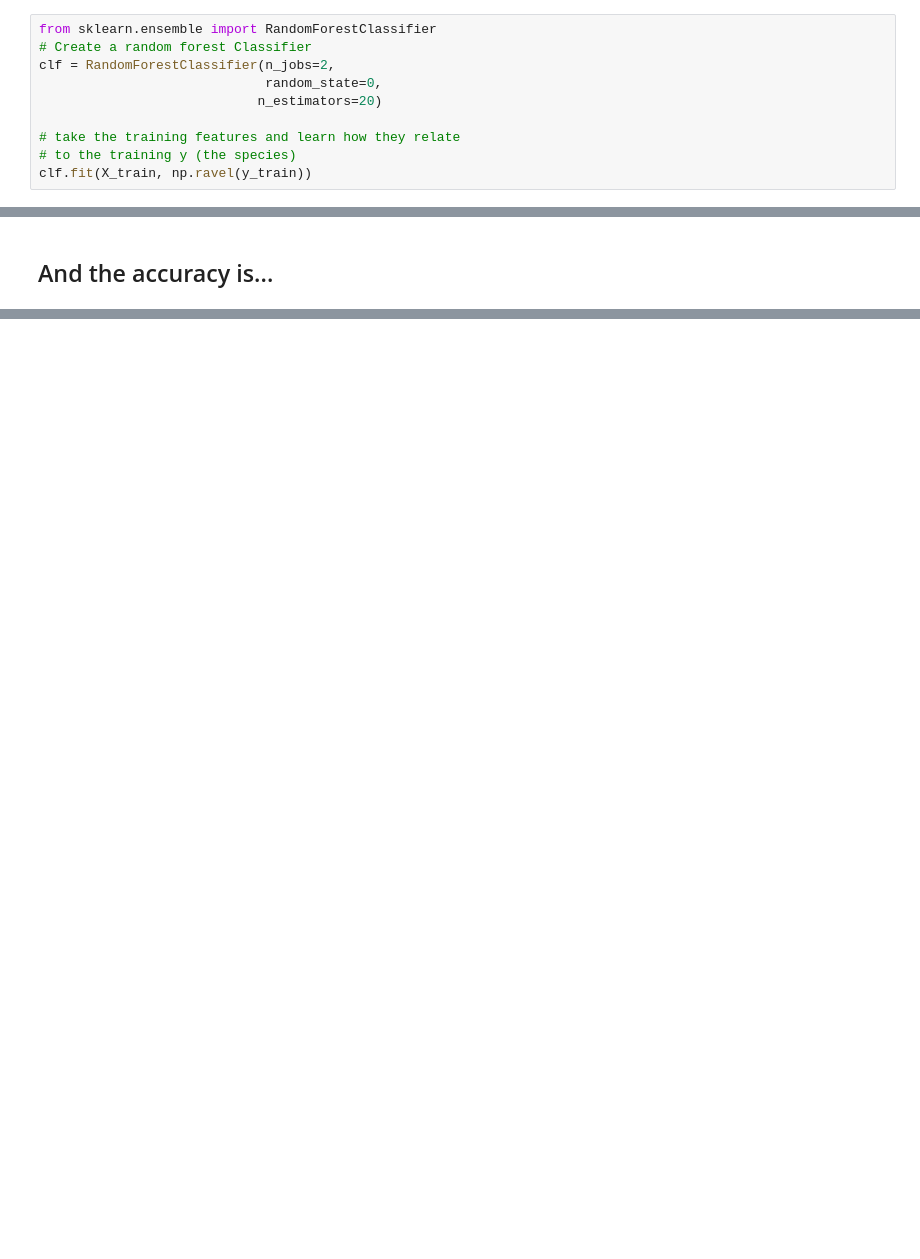
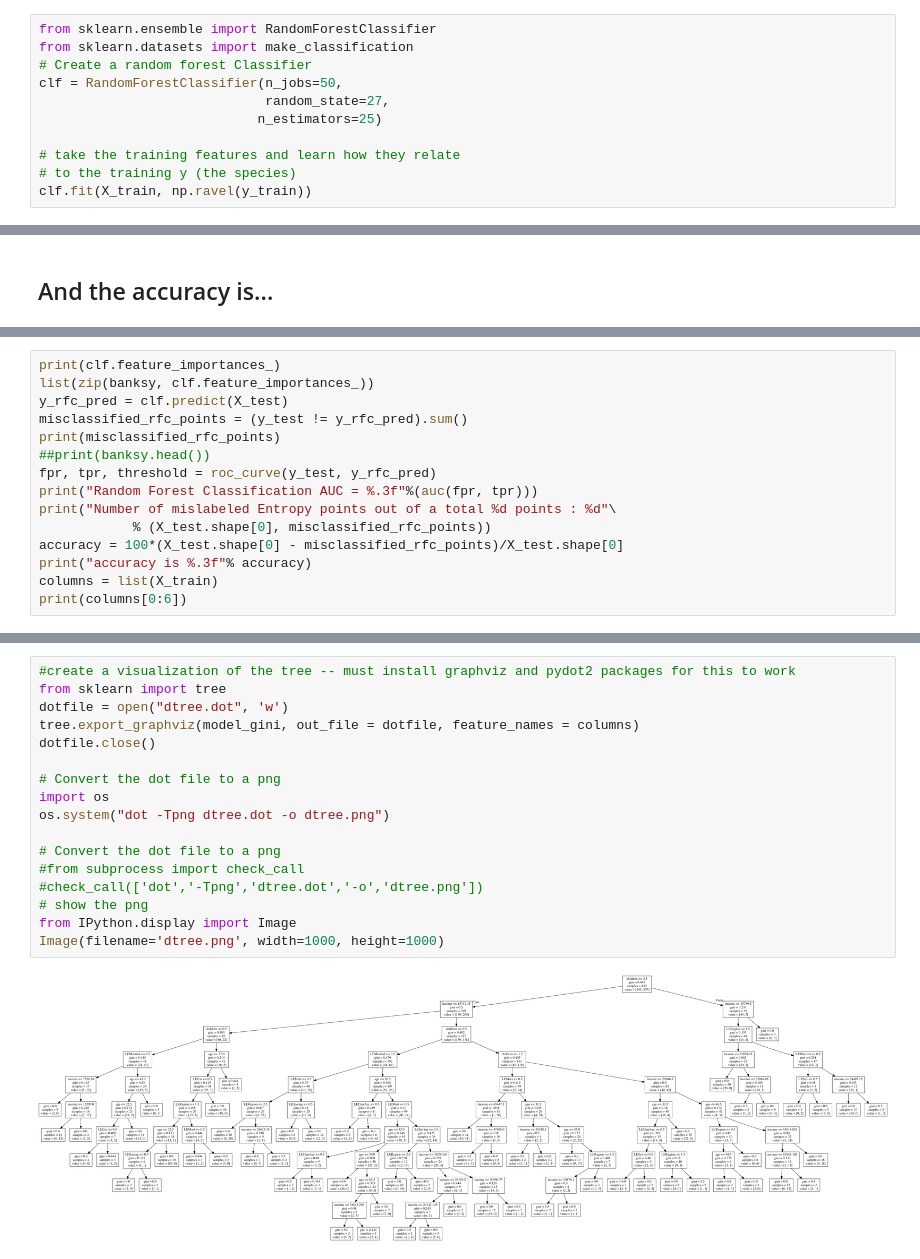
Before and after one commit to mutecypher/DataSci-420, a Jupyter notebook: MikePearson-L05-BankEnsembles.ipynb, the cells around one changed output, grey strips where cells are left out. Cells and saved outputs as stored; diff of their text form; blank space fills up the shorter version.

```diff
--- a/MikePearson-L05-BankEnsembles.ipynb
+++ b/MikePearson-L05-BankEnsembles.ipynb
@@ -175,9 +169,10 @@ Gini AUC = 0.775
 # %%
 from sklearn.ensemble import RandomForestClassifier
+from sklearn.datasets import make_classification
 # Create a random forest Classifier
-clf = RandomForestClassifier(n_jobs=2,
-                             random_state=0,
-                            n_estimators=20)
+clf = RandomForestClassifier(n_jobs=50,
+                             random_state=27,
+                            n_estimators=25)
 
 # take the training features and learn how they relate
 # to the training y (the species)
@@ -213,0 +189,15 @@ print(banksy.head())
+# %%
+print(clf.feature_importances_)
+list(zip(banksy, clf.feature_importances_))
+y_rfc_pred = clf.predict(X_test)
+misclassified_rfc_points = (y_test != y_rfc_pred).sum()
+print(misclassified_rfc_points)
+##print(banksy.head())
+fpr, tpr, threshold = roc_curve(y_test, y_rfc_pred)
+print("Random Forest Classification AUC = %.3f"%(auc(fpr, tpr)))
+print("Number of mislabeled Entropy points out of a total %d points : %d"\
+            % (X_test.shape[0], misclassified_rfc_points))
+accuracy = 100*(X_test.shape[0] - misclassified_rfc_points)/X_test.shape[0]
+print("accuracy is %.3f"% accuracy)
+columns = list(X_train)
+print(columns[0:6])
@@ -213,0 +216,19 @@ print(banksy.head())
+# %%
+#create a visualization of the tree -- must install graphviz and pydot2 packages for this to work
+from sklearn import tree
+dotfile = open("dtree.dot", 'w')
+tree.export_graphviz(model_gini, out_file = dotfile, feature_names = columns)
+dotfile.close()
+
+# Convert the dot file to a png
+import os
+os.system("dot -Tpng dtree.dot -o dtree.png")
+
+# Convert the dot file to a png
+#from subprocess import check_call
+#check_call(['dot','-Tpng','dtree.dot','-o','dtree.png'])
+# show the png
+from IPython.display import Image
+Image(filename='dtree.png', width=1000, height=1000)
+# %% [output]
+[figure, added]
```
Also changed, not shown: parts of 9 cells of this notebook, 6 other files.
